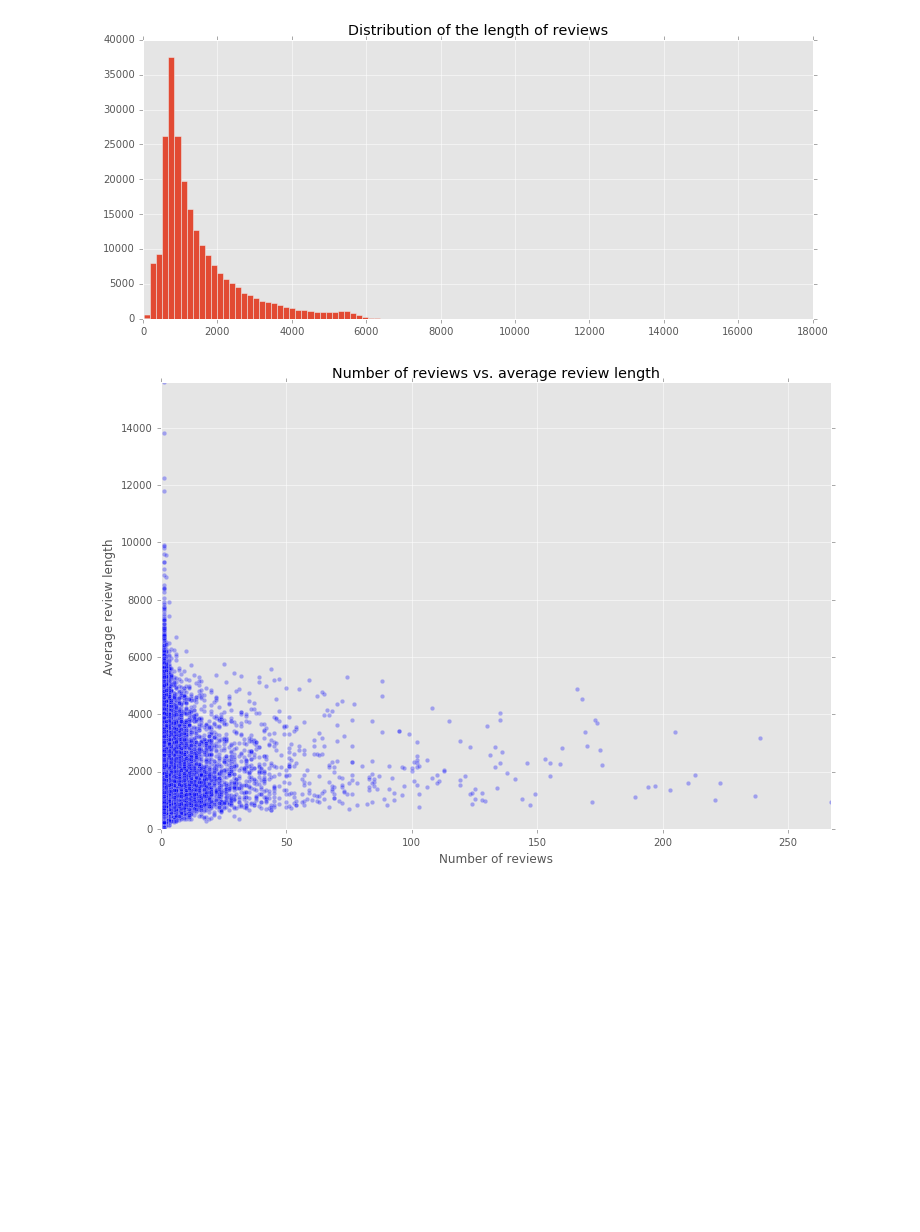
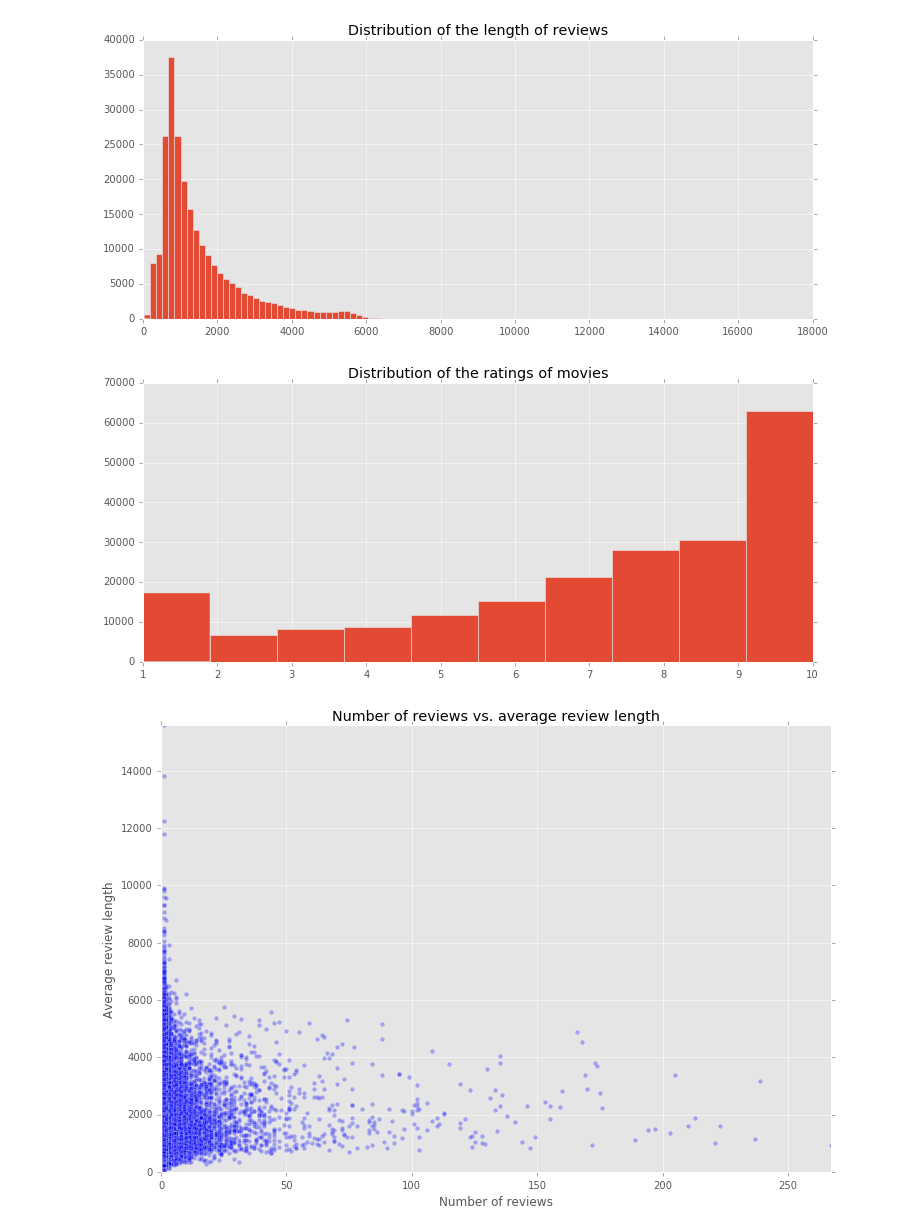
Before and after one commit to nupinion/data_blog, a Jupyter notebook: imdb/5---basic-analysis-using-pandas.ipynb, the cells around one changed output. Cells and saved outputs as stored; diff of their text form; code cells hidden in the pictures; blank space fills up the shorter version.

```diff
--- a/imdb/5---basic-analysis-using-pandas.ipynb
+++ b/imdb/5---basic-analysis-using-pandas.ipynb
@@ -97,6 +97,13 @@ plt.title("Distribution of the length of reviews")
 pass
 # %% [output]
 [figure]
+# %%
+data.review_rating.hist(bins=10, figsize=(12,5))
+plt.title("Distribution of the ratings of movies")
+plt.xlim([1,10])
+pass
+# %% [output]
+[figure, added]
 # %%
 data_pivot = pd.pivot_table(data, values='review_length', index=['user_href'], columns=[], aggfunc=[len,np.mean])
 
```
Also changed, not shown: parts of 4 cells of this notebook.
